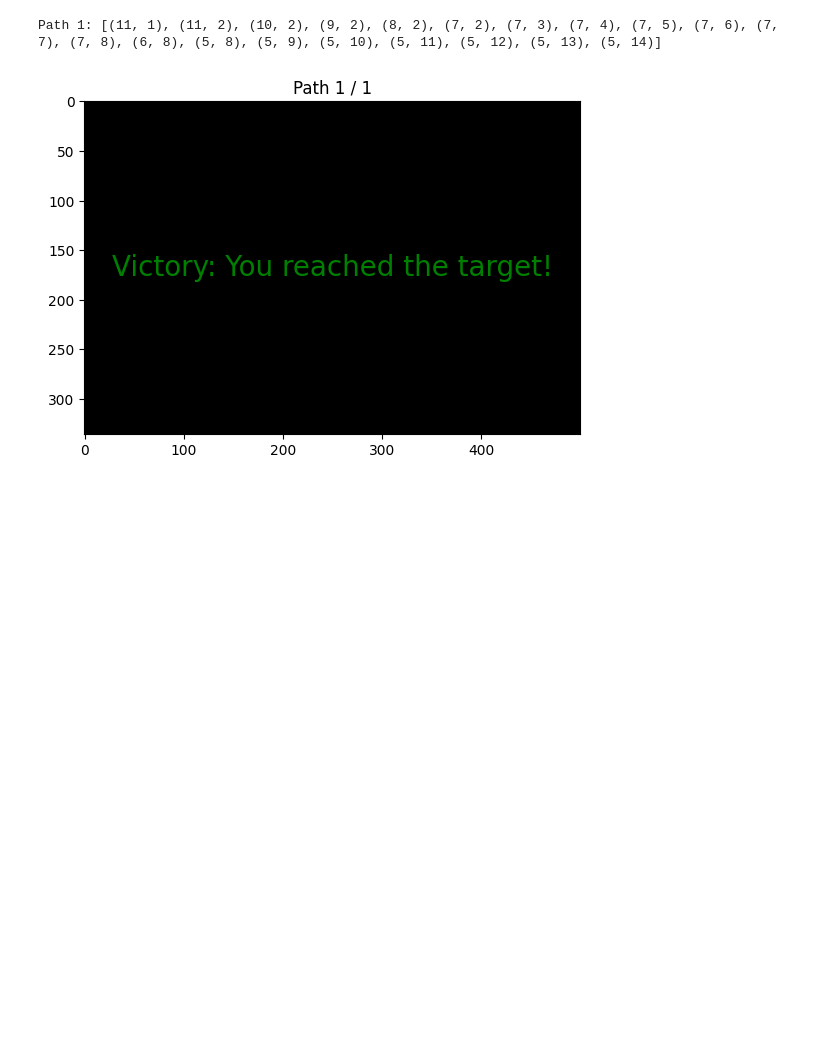
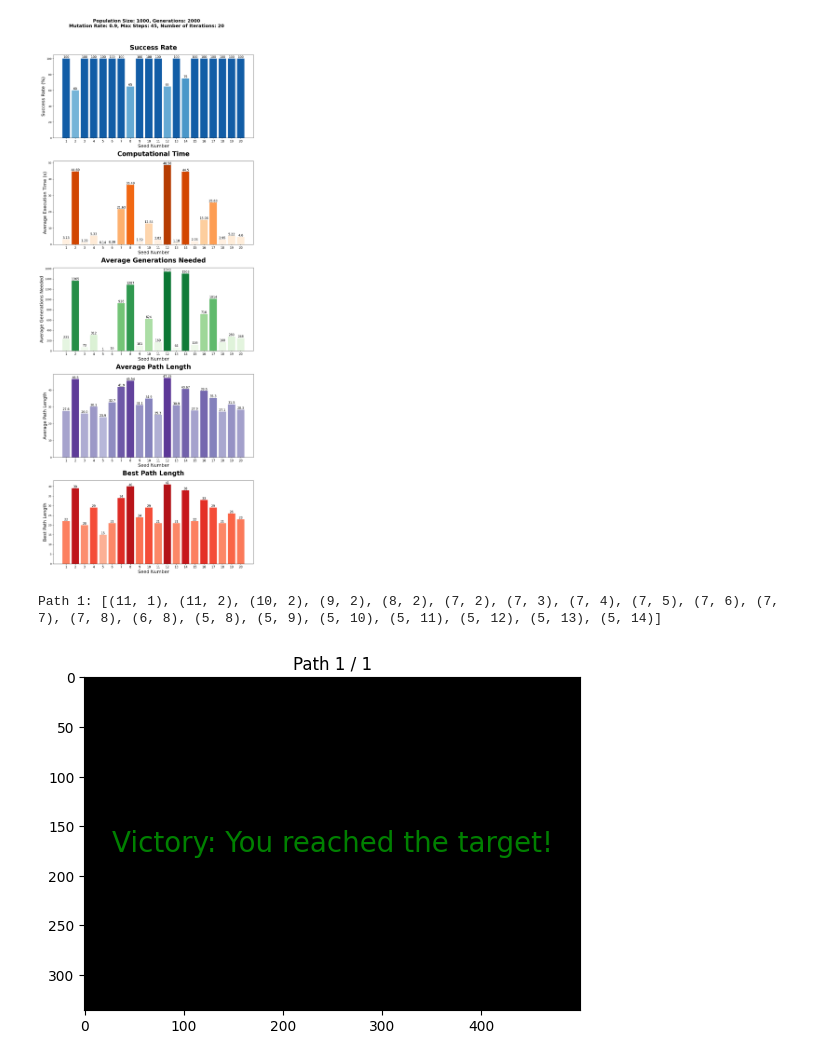
Before and after one commit to valeriomrusso/NetApe, a Jupyter notebook: SearchAlgo/GeneticAlgorithm/Project005.ipynb, the cells around one changed output. Cells and saved outputs as stored; diff of their text form; code cells hidden in the pictures; blank space fills up the shorter version.

```diff
--- a/SearchAlgo/GeneticAlgorithm/Project005.ipynb
+++ b/SearchAlgo/GeneticAlgorithm/Project005.ipynb
@@ -215,0 +202,82 @@ plt.show()
+# %%
+import pandas as pd
+import matplotlib.pyplot as plt
+import numpy as np
+
+def get_colors(data, cmap_name='Blues', vmin=None, vmax=None):
+    if vmin is None:
+        vmin = min(data)
+    if vmax is None:
+        vmax = max(data)
+
+    norm = plt.Normalize(vmin, vmax)  # Restrict range here
+    cmap = plt.cm.get_cmap(cmap_name)
+    return cmap(norm(data))
+
+
+# Read the CSV file
+df = pd.read_csv("genetic_algorithm_results_modified.csv")
+
+# Filter rows where num_iterations == 20
+df = df[df['num_iterations'] == 20]
+
+# Get the common parameters (taking the first row since these are constant across seeds)
+pop_size = df['population_size'].iloc[0]
+generations = df['generations'].iloc[0]
+mutation_rate = df['mutation_rate'].iloc[0]
+max_steps = df['max_steps'].iloc[0]
+num_iterations = df['num_iterations'].iloc[0]
+
+# Create the parameter string for the title
+params_title = f'Population Size: {pop_size}, Generations: {generations}\nMutation Rate: {mutation_rate}, Max Steps: {max_steps}, Number of Iterations: {num_iterations}'
+
+# Create figure with a single-column layout
+plt.figure(figsize=(12, 30))
+
+# Define font sizes and bar width for readability
+label_fontsize = 18
+title_fontsize = 25
+tick_fontsize = 12
+bar_width = 0.8
+
+# Plot each graph with gradient colors
+metrics = [
+    ('success_rate', 'Success Rate (%)', 'Success Rate', 'Blues', '{:.0f}'),
+    ('avg_execution_time', 'Average Execution Time (s)', 'Computational Time', 'Oranges', '{:.2f}s'),
+    ('avg_generations_needed', 'Average Generations Needed', 'Average Generations Needed', 'Greens', '{:.0f}'),
+    ('avg_path_length', 'Average Path Length', 'Average Path Length', 'Purples', '{:.0f}'),
+    ('best_path_length', 'Best Path Length', 'Best Path Length', 'Reds', '{:.0f}')
+]
+
+for idx, (column, ylabel, title, cmap, fmt) in enumerate(metrics):
+    plt.subplot(len(metrics), 1, idx + 1)
+
+    # Get colors for bars
+    colors = get_colors(df[column], cmap_name=cmap, vmin=min(df[column]) * 0.1, vmax=max(df[column]) * 1.2)
+
+    # Plot bars
+    bars = plt.bar(range(len(df)), df[column], color=colors, width=bar_width)
+
+    # Labels and title
+    plt.xlabel('Seed Number', fontsize=label_fontsize)
+    plt.ylabel(ylabel, fontsize=label_fontsize)
+    plt.title(title, fontsize=title_fontsize, fontweight='bold', pad=20)
+    plt.xticks(range(len(df)), [f'{i+1}' for i in range(len(df))], fontsize=tick_fontsize)
+
+    # Add annotations to bars
+    for bar in bars:
+        yval = bar.get_height()
+        plt.text(bar.get_x() + bar.get_width() / 2, yval - 0.1, str(yval),
+                ha='center', va='bottom', fontsize=12)
+
+# Add the main title
+plt.suptitle(params_title, fontsize=18, fontweight='bold', y=1.02)
+
+# Adjust layout to prevent overlap
+plt.tight_layout()
+
+# Save the figure
+plt.savefig('genetic_algorithm_performance_20iter_gradient_colors.png', dpi=300, bbox_inches='tight')
+plt.show()
+# %% [output]
+[figure, added]
```
Also changed, not shown: parts of 4 cells of this notebook, 12 other files.
